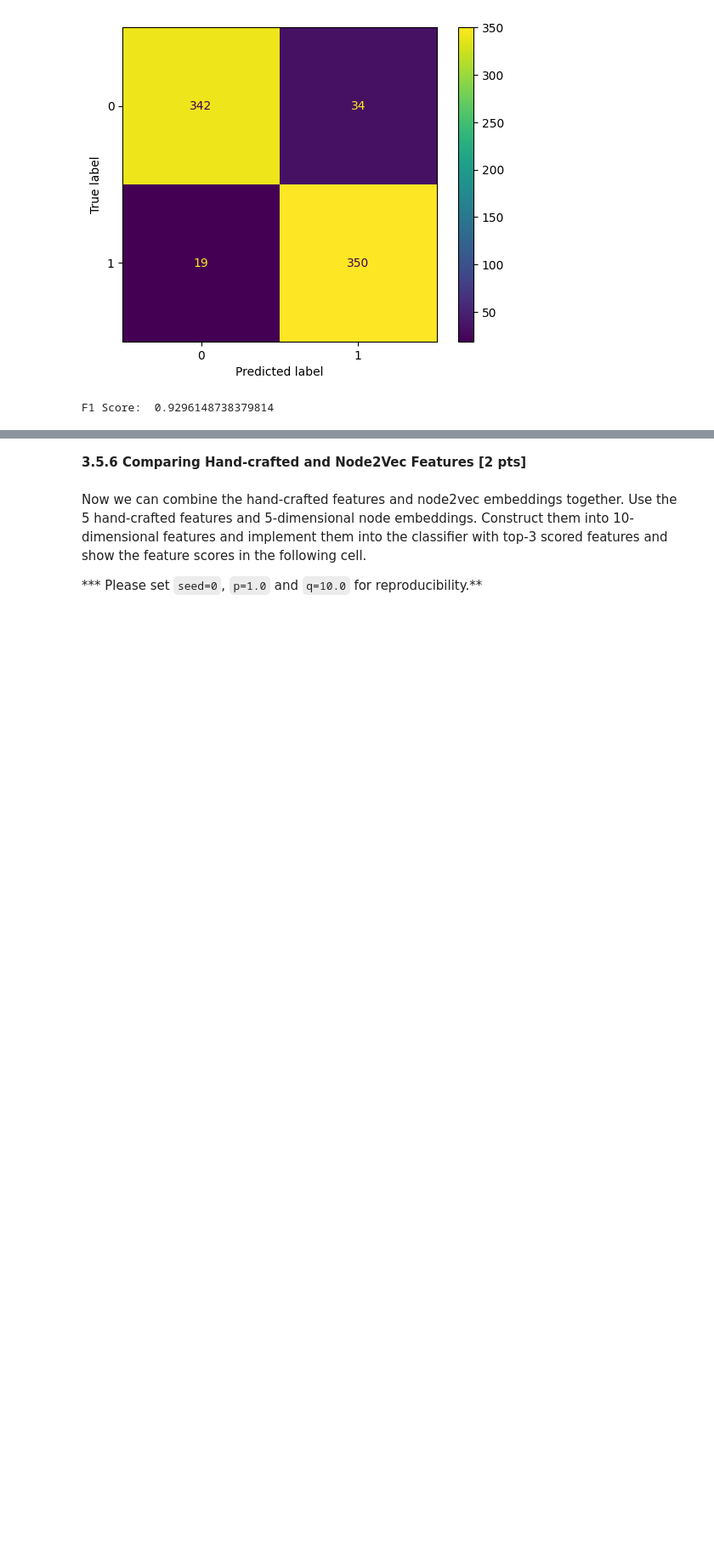
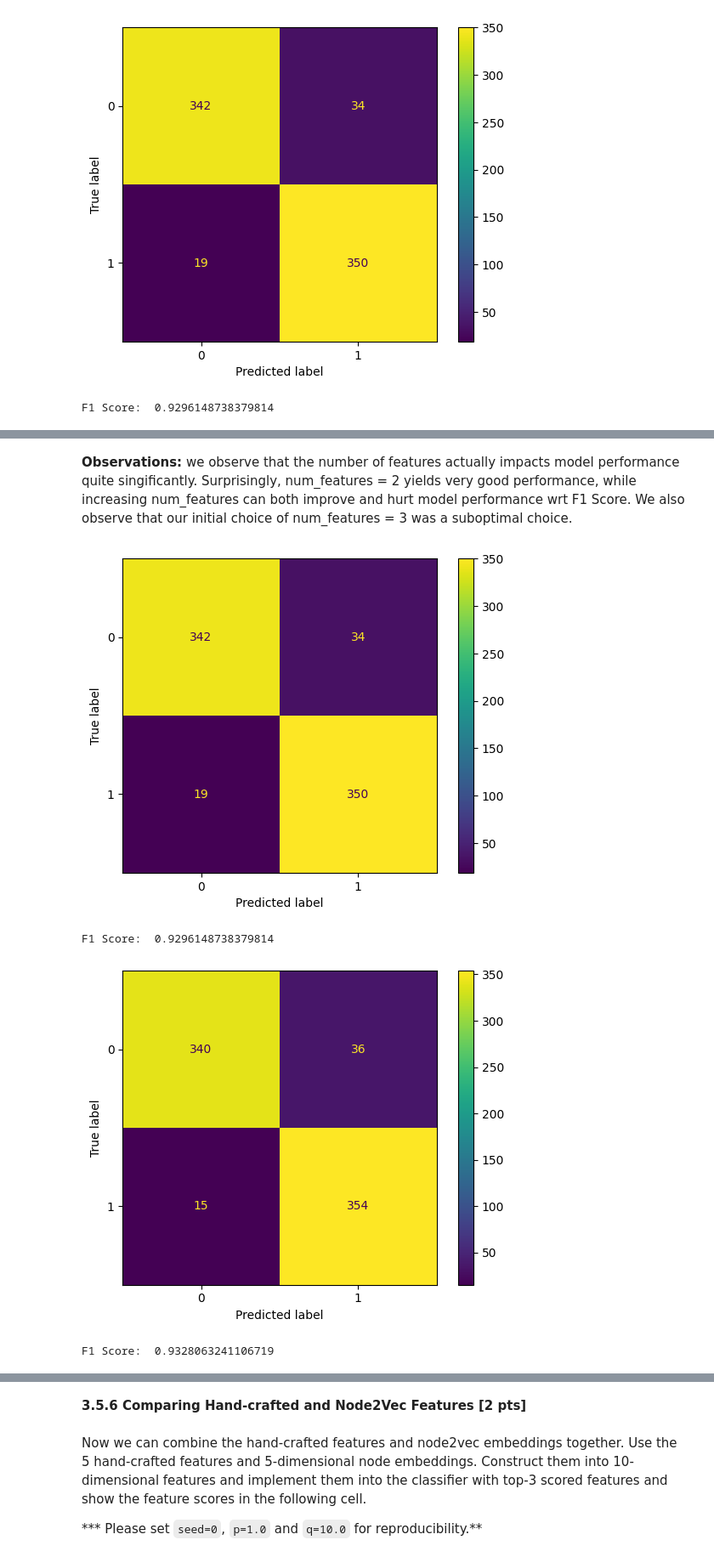
Before and after one commit to kaedejohnson/networkml_epfl_ee452, a Jupyter notebook: nml24_assignment1.ipynb, the cells around one changed output, grey strips where cells are left out. Shown at 85% size. Drawn from its saved outputs; the diff is of its cells as text; code cells hidden in the pictures; blank space fills up the shorter version.

```diff
--- a/nml24_assignment1.ipynb
+++ b/nml24_assignment1.ipynb
@@ -1323,0 +1411,13 @@ F1 Score:  0.9296148738379814
+# %% [markdown]
+**Observations:** we observe that the number of features actually impacts model performance quite singificantly. Surprisingly, num_features = 2 yields very good performance, while increasing num_features can both improve and hurt model performance wrt F1 Score. We also observe that our initial choice of num_features = 3 was a suboptimal choice.
+# %%
+embeddings_dim2 = Node2Vec_node_feature_extraction(G, num_features=2, p=1, q=0.1)
+cm, f1 = classifier(embeddings_dim2, targets_node, labels, verbose=True)
+
+embeddings_dim37 = Node2Vec_node_feature_extraction(G, num_features=37, p=1, q=0.1)
+cm, f1 = classifier(embeddings_dim37, targets_node, labels, verbose=True)
+# %% [output]
+[figure, added]
+F1 Score:  0.9296148738379814
+[figure, added]
+F1 Score:  0.9328063241106719
```
Also changed, not shown: parts of 46 cells of this notebook.
